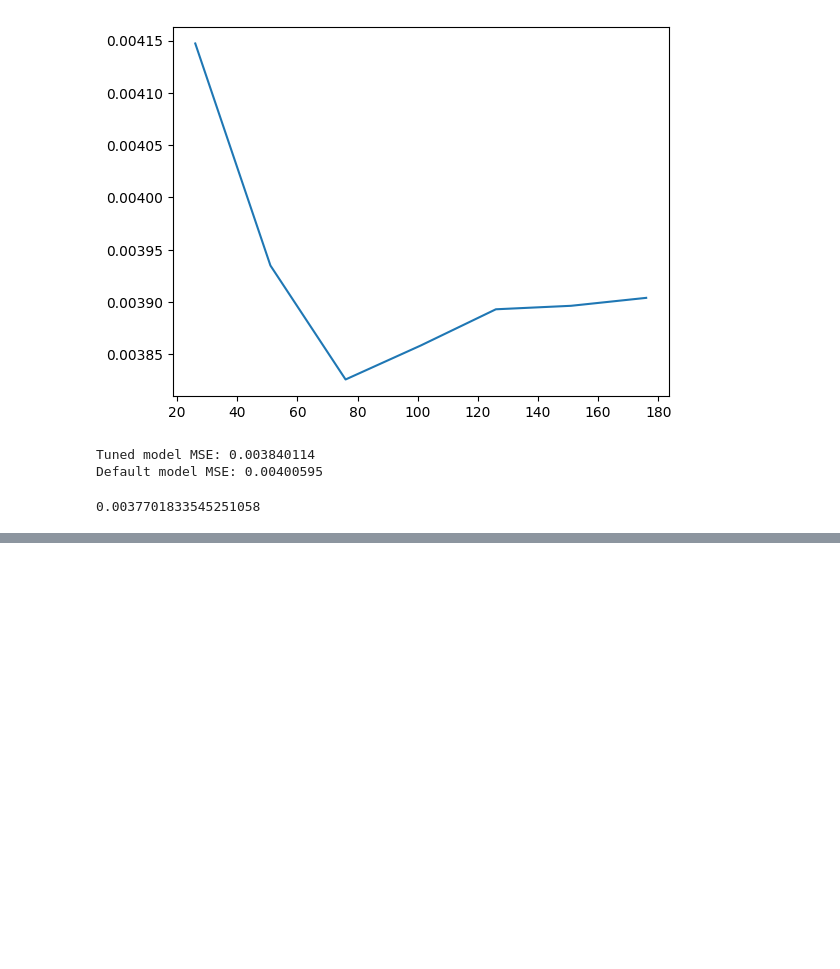
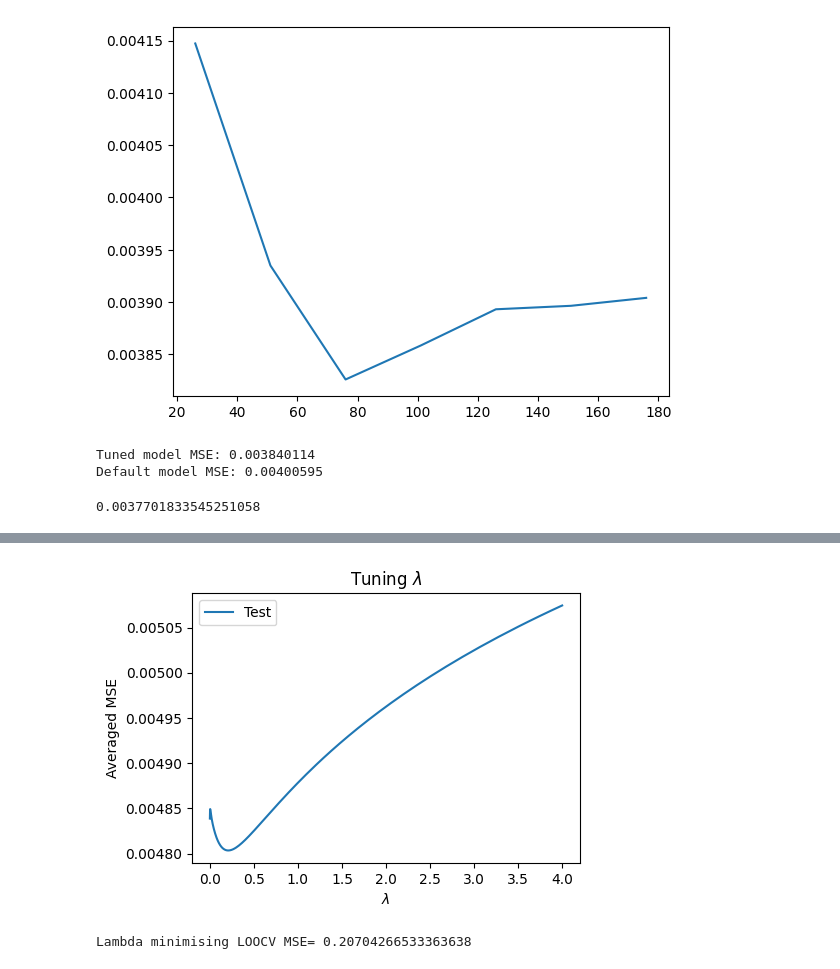
Before and after one commit to jojoroy/Learning, a Jupyter notebook: Regression_task.ipynb, the cells around one changed output, grey strips where cells are left out. Drawn from its saved outputs; the diff is of its cells as text; code cells hidden in the pictures; blank space fills up the shorter version.

```diff
--- a/Regression_task.ipynb
+++ b/Regression_task.ipynb
@@ -144,0 +185,16 @@ Default model MSE: 0.00400595
+# %%
+plt.figure(figsize=(5,3.5))
+plt.plot(lmbdas, ridge_mses, label="Test")
+plt.legend()
+plt.ylabel("Averaged MSE")
+plt.xlabel("$\lambda$")
+plt.title('Tuning $\lambda$')
+plt.show()
+# %% [output]
+[figure, added]
+# %%
+# get the value of Lambda minimizing the LOOCV MSE
+lmbda = lmbdas[np.argmin(ridge_mses)]
+print("Lambda minimising LOOCV MSE=", lmbda)
+# %% [output]
+Lambda minimising LOOCV MSE= 0.20704266533363638
```
Also changed, not shown: parts of 11 cells of this notebook.
